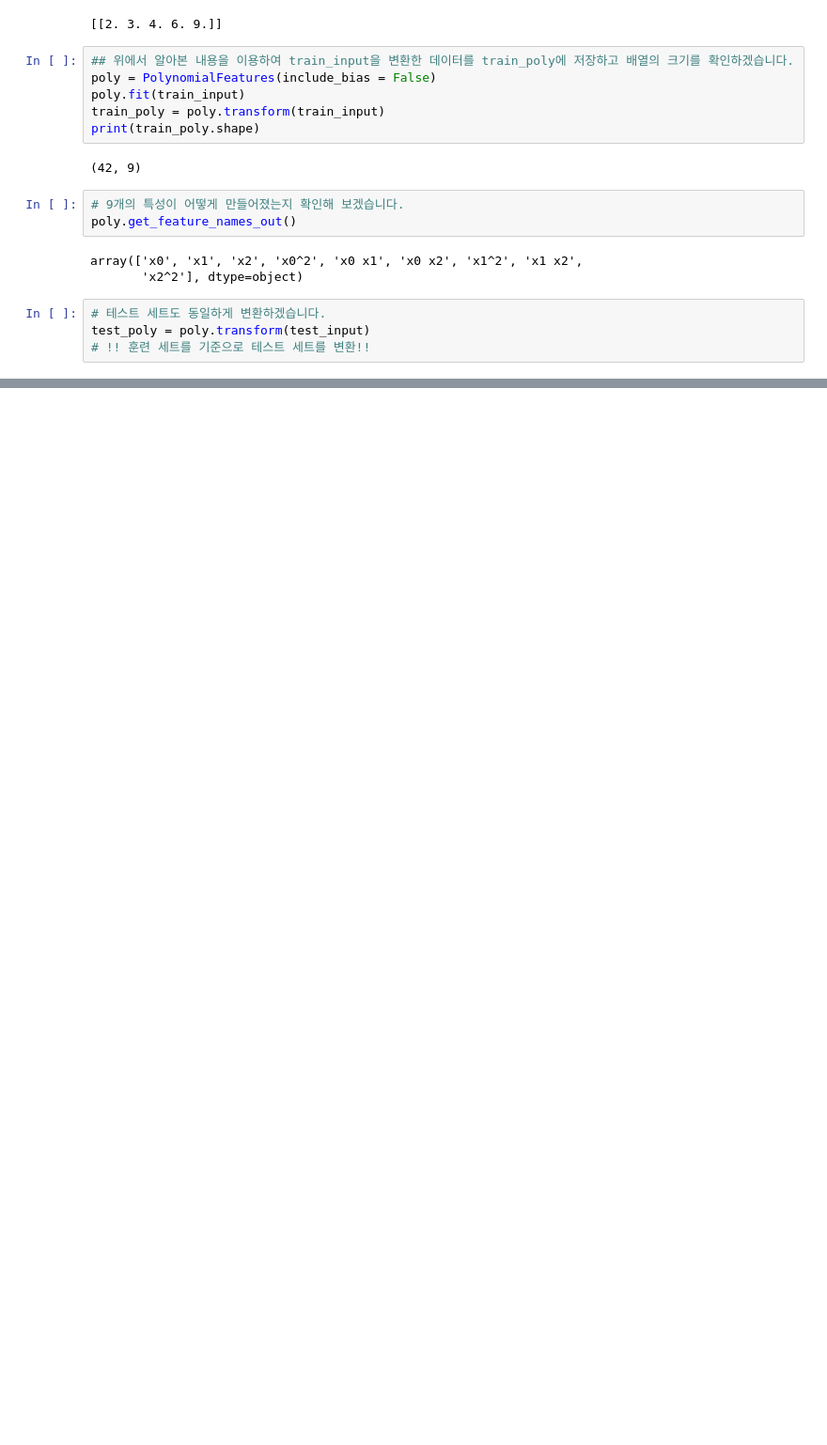
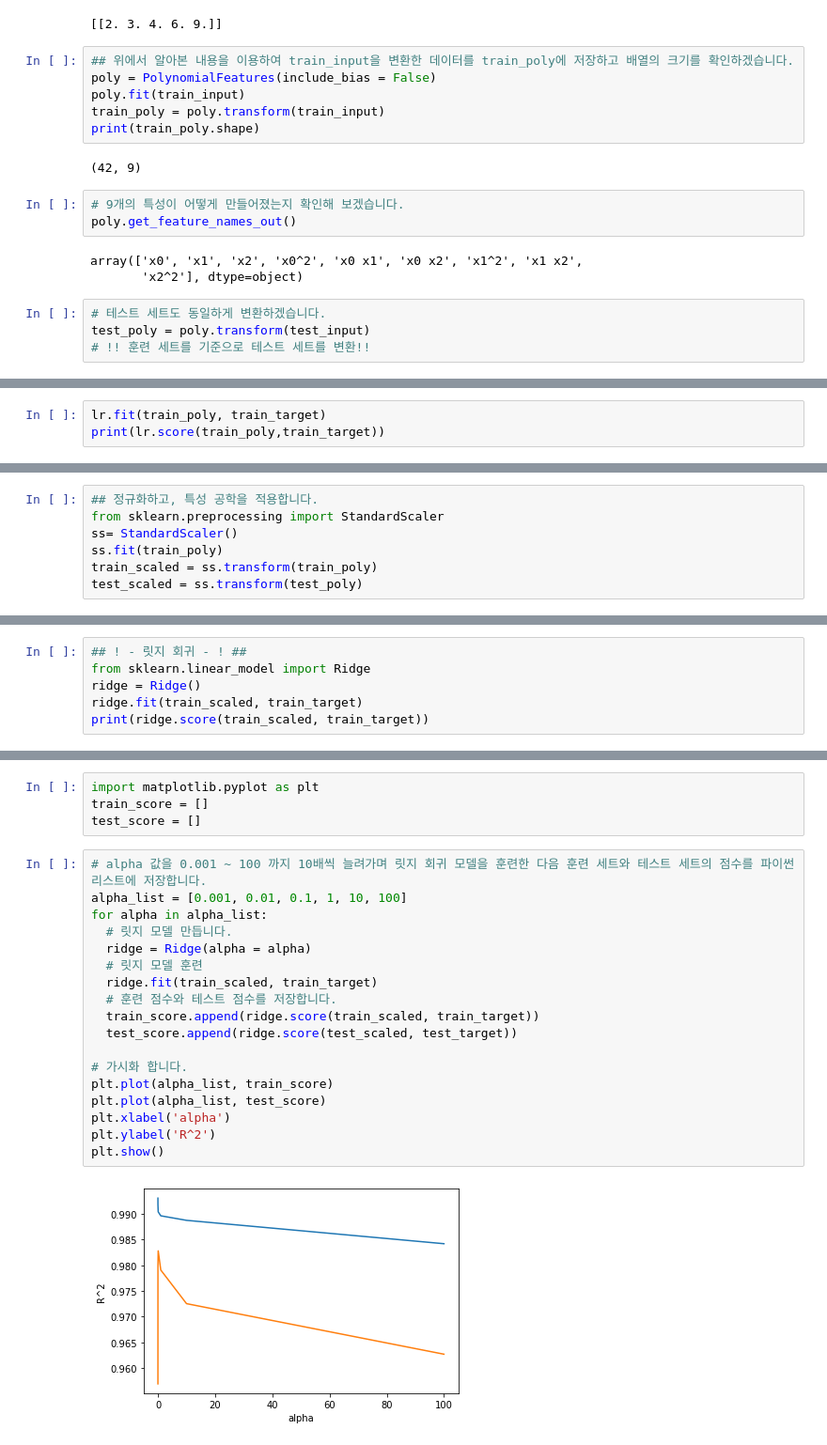
Before and after one commit to haechis/ML_trial, a Jupyter notebook: ML_trial_03_3_특성_공학과_규제.ipynb, the cells around one changed output, grey strips where cells are left out. Shown: that part at 94% size. Drawn from its saved outputs; the diff is of its cells as text; blank space fills up the shorter version.

```diff
--- a/ML_trial_03_3_특성_공학과_규제.ipynb
+++ b/ML_trial_03_3_특성_공학과_규제.ipynb
@@ -122,0 +158,3 @@ test_poly = poly.transform(test_input)
+# %%
+lr.fit(train_poly, train_target)
+print(lr.score(train_poly,train_target))
@@ -122,0 +176,7 @@ test_poly = poly.transform(test_input)
+# %%
+## 정규화하고, 특성 공학을 적용합니다.
+from sklearn.preprocessing import StandardScaler
+ss= StandardScaler()
+ss.fit(train_poly)
+train_scaled = ss.transform(train_poly)
+test_scaled = ss.transform(test_poly)
@@ -122,0 +193,6 @@ test_poly = poly.transform(test_input)
+# %%
+## ! - 릿지 회귀 - ! ##
+from sklearn.linear_model import Ridge
+ridge = Ridge()
+ridge.fit(train_scaled, train_target)
+print(ridge.score(train_scaled, train_target))
@@ -122,0 +220,24 @@ test_poly = poly.transform(test_input)
+# %%
+import matplotlib.pyplot as plt
+train_score = []
+test_score = []
+# %%
+# alpha 값을 0.001 ~ 100 까지 10배씩 늘려가며 릿지 회귀 모델을 훈련한 다음 훈련 세트와 테스트 세트의 점수를 파이썬 리스트에 저장합니다.
+alpha_list = [0.001, 0.01, 0.1, 1, 10, 100]
+for alpha in alpha_list:
+  # 릿지 모델 만듭니다.
+  ridge = Ridge(alpha = alpha)
+  # 릿지 모델 훈련
+  ridge.fit(train_scaled, train_target)
+  # 훈련 점수와 테스트 점수를 저장합니다.
+  train_score.append(ridge.score(train_scaled, train_target))
+  test_score.append(ridge.score(test_scaled, test_target))
+
+# 가시화 합니다.
+plt.plot(alpha_list, train_score)
+plt.plot(alpha_list, test_score)
+plt.xlabel('alpha')
+plt.ylabel('R^2')
+plt.show()
+# %% [output]
+[figure, added]
```
Also changed, not shown: parts of 22 cells of this notebook.
